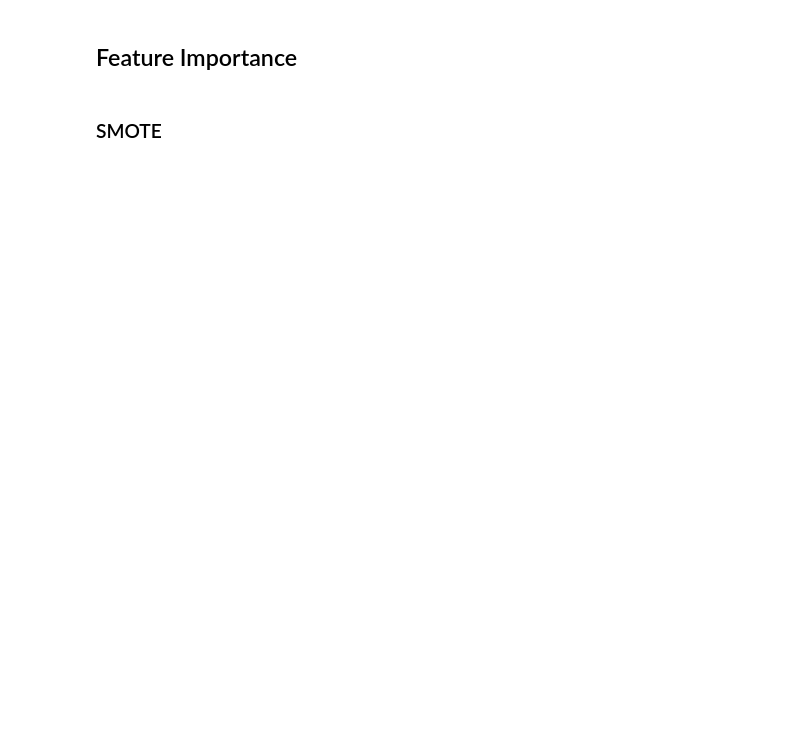
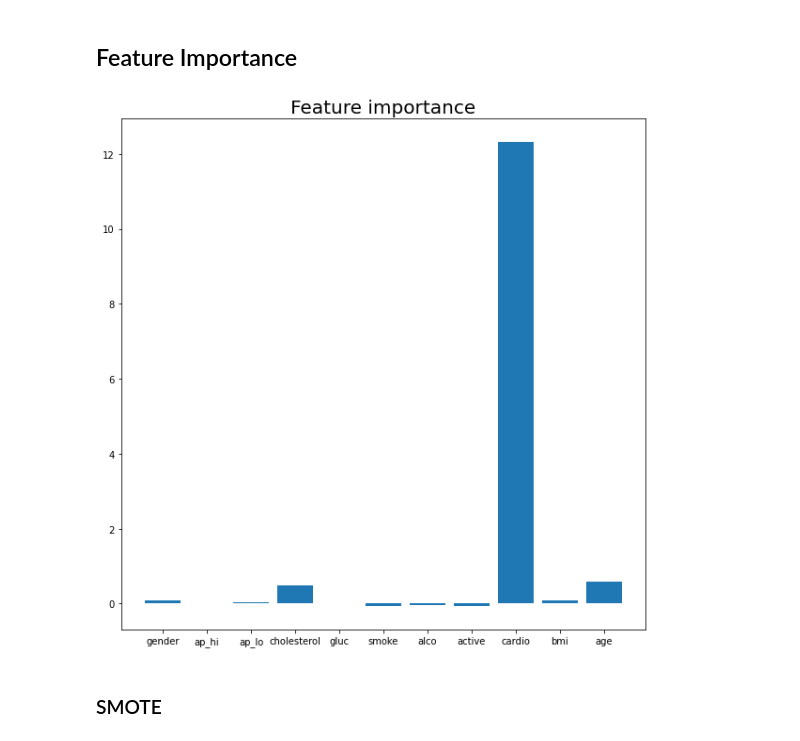
Before and after one commit to reydrey/DSC672_Project, a Jupyter notebook: dsc_672_project1.ipynb, the cells around one changed output. Drawn from its saved outputs; the diff is of its cells as text; code cells hidden in the pictures; blank space fills up the shorter version.

```diff
--- a/dsc_672_project1.ipynb
+++ b/dsc_672_project1.ipynb
@@ -276,8 +302,10 @@ importances = pd.DataFrame(data={
 # %%
 plt.bar(x = importances['Attribute'], height = importances['Importance'])
 plt.title('Feature importance', size = 20)
-plt.rcParams['figure.figsize'] = [20, 20]
+plt.rcParams['figure.figsize'] = [10, 5]
 plt.show()
+# %% [output]
+[figure, added]
 # %% [markdown]
 ### SMOTE
 # %%
```
Also changed, not shown: parts of 21 cells of this notebook.
